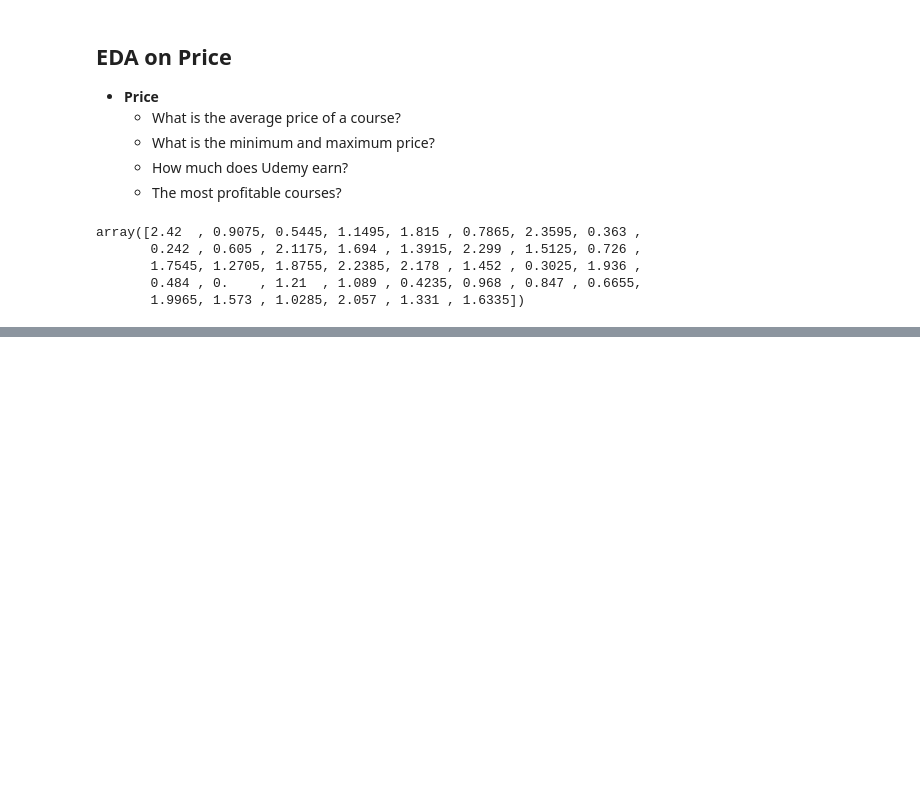
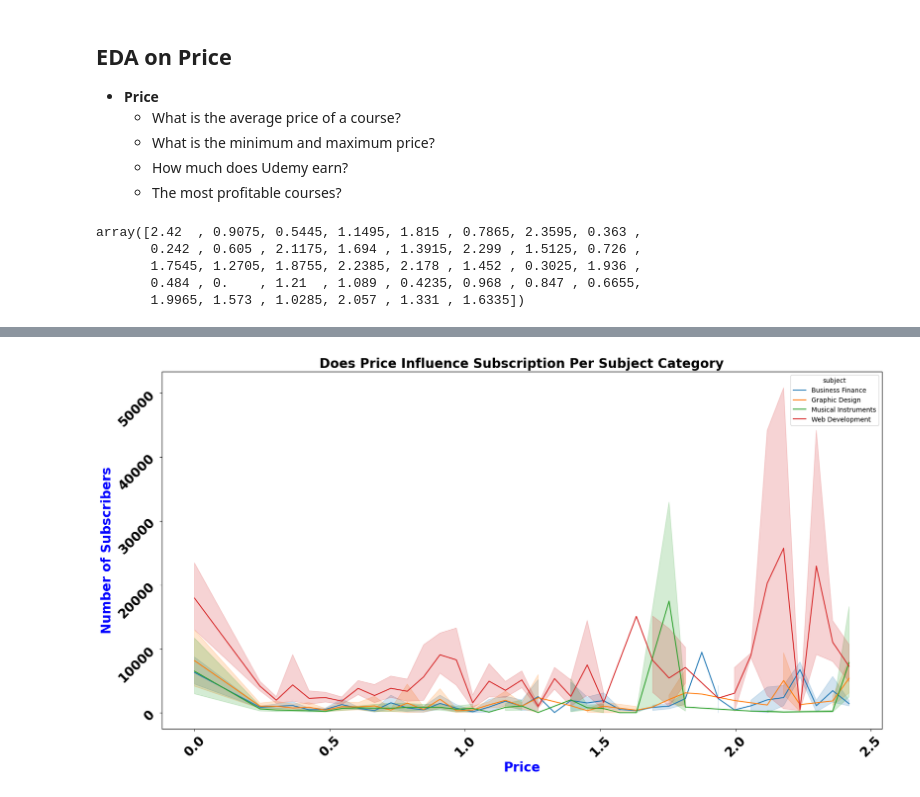
Before and after one commit to lawalsegun2025/udemy_course_recommendation_system, a Jupyter notebook: EDA_on_udemy_courses_dataset.ipynb, the cells around one changed output, grey strips where cells are left out. Saved outputs shown, nothing was run; the diff lists cells and outputs as text; code cells hidden in the pictures; blank space fills up the shorter version.

```diff
--- a/EDA_on_udemy_courses_dataset.ipynb
+++ b/EDA_on_udemy_courses_dataset.ipynb
@@ -336,0 +365,20 @@ df[df['is_paid']==False].groupby(['is_paid'])['subject'].value_counts().plot(kin
+# %%
+# Plot to see if price influence subscriptiop per subject
+plt.figure(figsize=(20,10))
+plt.title("Does Price Influence Subscription Per Subject Category",
+         fontsize = 20,fontweight = 'bold')
+
+sns.lineplot(data=df,x='price',y='num_subscribers', hue='subject')
+
+plt.xticks(fontsize = 20,fontweight = 'bold',rotation = 45)
+plt.yticks(fontsize = 20,fontweight = 'bold',rotation = 45)
+plt.xlabel('Price',fontsize = 20,fontweight = 'bold',
+           color = 'blue')
+plt.ylabel('Number of Subscribers',fontsize = 20,fontweight = 'bold',
+           color = 'blue')
+
+
+
+plt.show()
+# %% [output]
+[figure, added]
```
Also changed, not shown: parts of 26 cells of this notebook.
